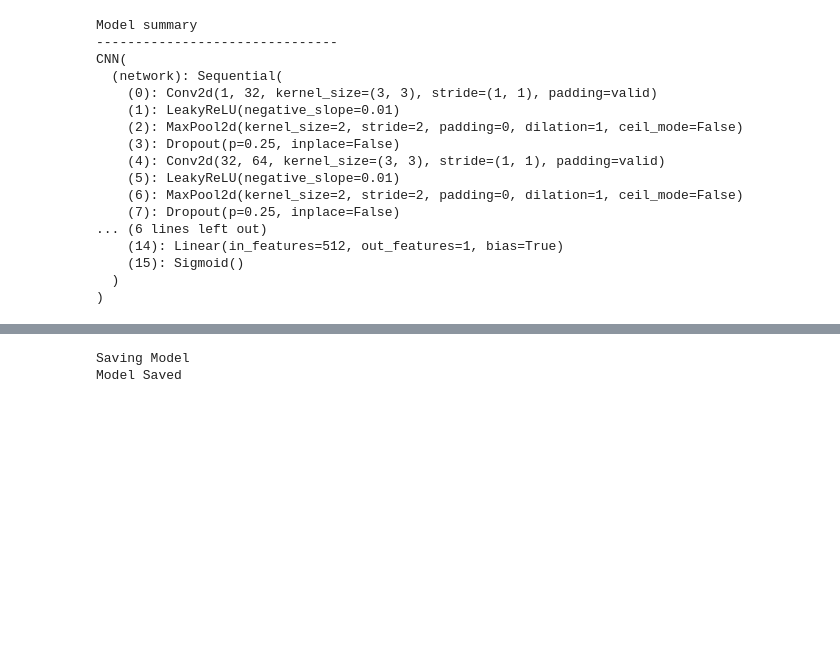
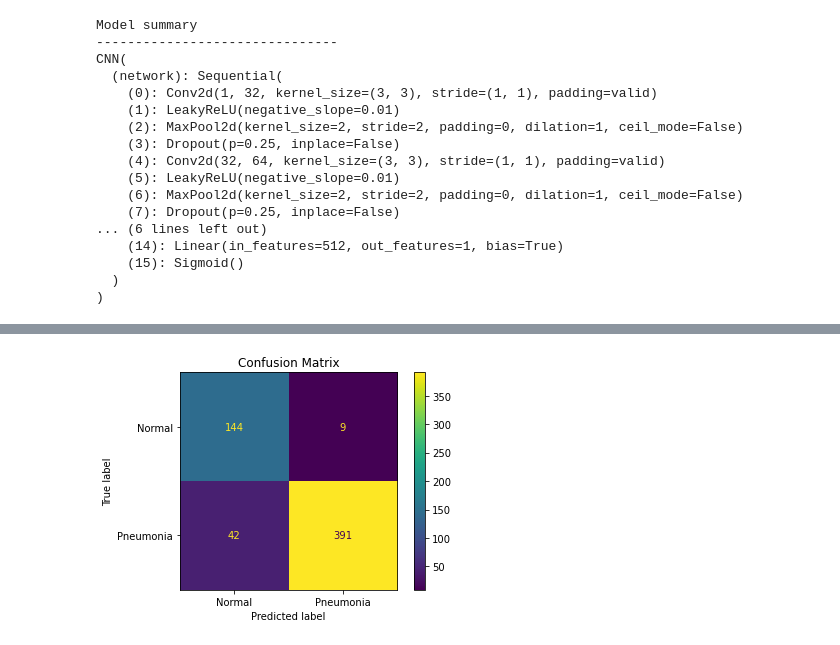
Before and after one commit to sjacob2019/Pneumonia-Chest-Xray, a Jupyter notebook: main.ipynb, the cells around one changed output, grey strips where cells are left out. Drawn from its saved outputs; the diff is of its cells as text; code cells hidden in the pictures; blank space fills up the shorter version.

```diff
--- a/main.ipynb
+++ b/main.ipynb
@@ -113,7 +140,14 @@ Test Error:
 
 Done!
 # %%
-print('Evaluating on Test Data')
-evaluate(test_dataloader, model, loss_fn)
+print('Evaluating on Test Data\n-----------------------------')
+y_pred, y_true = evaluate(
+    test_dataloader,
+    model,
+    loss_fn,
+    DEVICE,
+    history,
+    mode='test'
+)
 # %% [output]
 Evaluating on Test Data
@@ -122,7 +157,8 @@ Test Error:
-# %%
-print('Saving Model')
-save_model(model, './trained_models/best_model.pth')
-print('Model Saved')
-# %% [output]
-Saving Model
-Model Saved
+# %%
+cm = confusion_matrix(y_pred=y_pred, y_true=y_true)
+disp = ConfusionMatrixDisplay(confusion_matrix=cm, display_labels=['Normal', 'Pneumonia'])
+disp.plot()
+plt.title("Confusion Matrix")
+plt.show()
+# %% [output]
+[figure, added]
```
Also changed, not shown: parts of 10 cells of this notebook, 2 other files.
